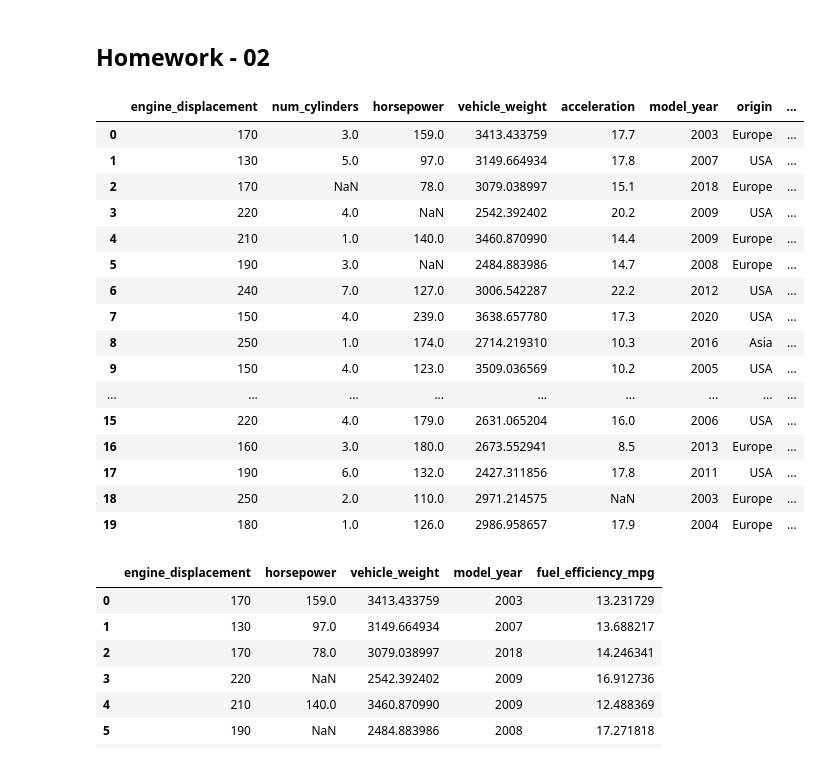
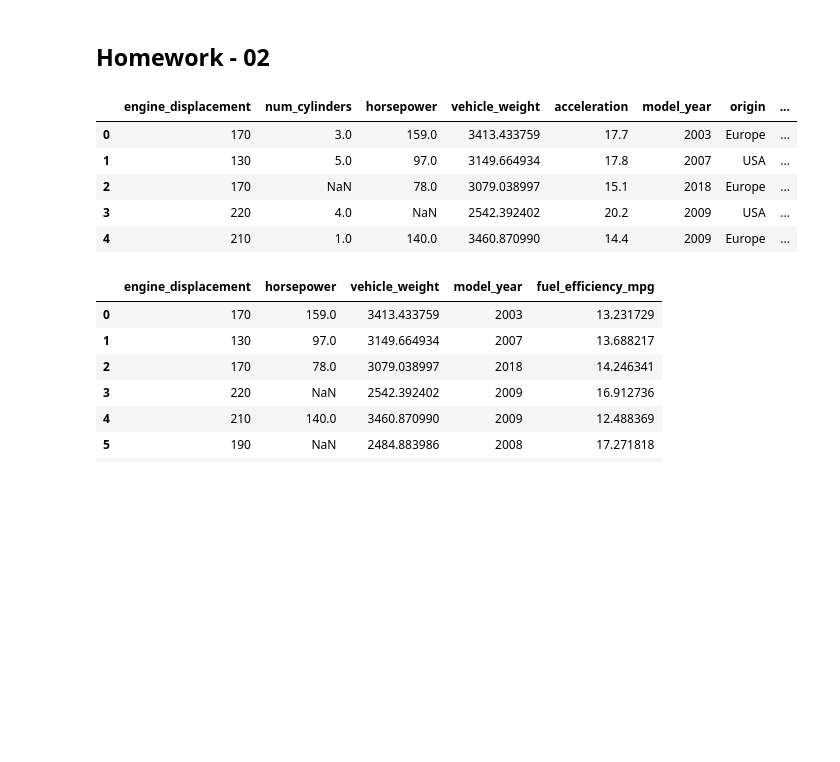
Before and after one commit to Avinashvn/ML-Zoom-camp, a Jupyter notebook: Regression-02/Homework/homework-02.ipynb, the cells around one changed output. Cells and saved outputs as stored; diff of their text form; code cells hidden in the pictures; blank space fills up the shorter version.

```diff
--- a/Regression-02/Homework/homework-02.ipynb
+++ b/Regression-02/Homework/homework-02.ipynb
@@ -3,30 +3,19 @@
 # %%
 import pandas as pd
 import numpy as np
 
 url = "https://raw.githubusercontent.com/alexeygrigorev/datasets/master/car_fuel_efficiency.csv"
 
 df = pd.read_csv(url)
 
-df.head(20)
+df.head()
 # %% [output]
 |  | engine_displacement | num_cylinders | horsepower | vehicle_weight | acceleration | model_year | origin | ... |
 | 0 | 170 | 3.0 | 159.0 | 3413.433759 | 17.7 | 2003 | Europe | ... |
 | 1 | 130 | 5.0 | 97.0 | 3149.664934 | 17.8 | 2007 | USA | ... |
 | 2 | 170 | NaN | 78.0 | 3079.038997 | 15.1 | 2018 | Europe | ... |
 | 3 | 220 | 4.0 | NaN | 2542.392402 | 20.2 | 2009 | USA | ... |
 | 4 | 210 | 1.0 | 140.0 | 3460.870990 | 14.4 | 2009 | Europe | ... |
-| 5 | 190 | 3.0 | NaN | 2484.883986 | 14.7 | 2008 | Europe | ... |
-| 6 | 240 | 7.0 | 127.0 | 3006.542287 | 22.2 | 2012 | USA | ... |
-| 7 | 150 | 4.0 | 239.0 | 3638.657780 | 17.3 | 2020 | USA | ... |
-| 8 | 250 | 1.0 | 174.0 | 2714.219310 | 10.3 | 2016 | Asia | ... |
-| 9 | 150 | 4.0 | 123.0 | 3509.036569 | 10.2 | 2005 | USA | ... |
-| ... | ... | ... | ... | ... | ... | ... | ... | ... |
-| 15 | 220 | 4.0 | 179.0 | 2631.065204 | 16.0 | 2006 | USA | ... |
-| 16 | 160 | 3.0 | 180.0 | 2673.552941 | 8.5 | 2013 | Europe | ... |
-| 17 | 190 | 6.0 | 132.0 | 2427.311856 | 17.8 | 2011 | USA | ... |
-| 18 | 250 | 2.0 | 110.0 | 2971.214575 | NaN | 2003 | Europe | ... |
-| 19 | 180 | 1.0 | 126.0 | 2986.958657 | 17.9 | 2004 | Europe | ... |
 # %%
 base = ['engine_displacement','horsepower','vehicle_weight','model_year','fuel_efficiency_mpg']
 df = df[base]
```
Also changed, not shown: parts of 43 cells of this notebook.
